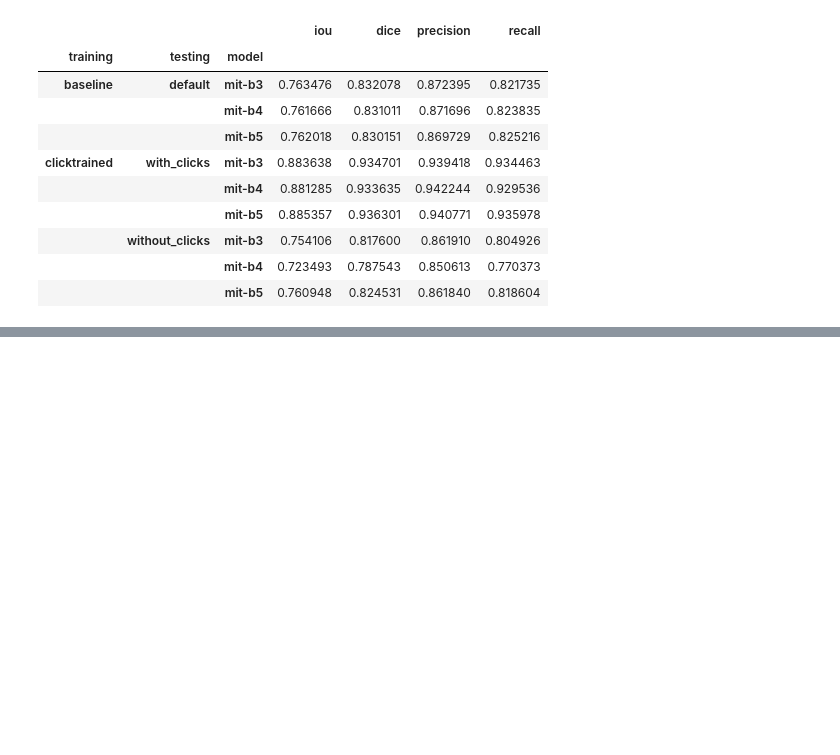
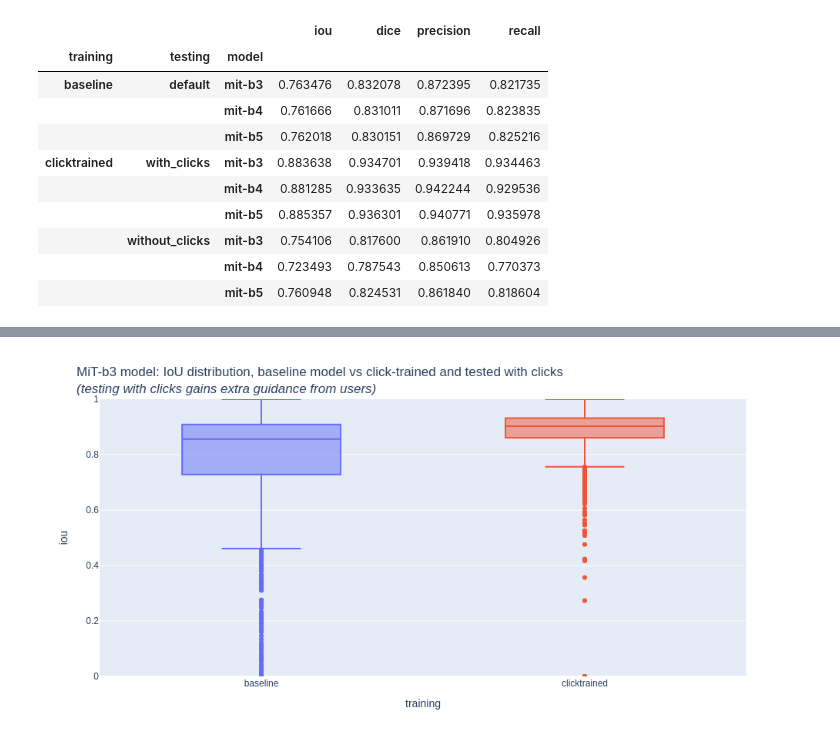
Before and after one commit to FlorinAndrei/segmentation_click_train, a Jupyter notebook: visualize_performance.ipynb, the cells around one changed output, grey strips where cells are left out. Drawn from its saved outputs; the diff is of its cells as text; code cells hidden in the pictures; blank space fills up the shorter version.

```diff
--- a/visualize_performance.ipynb
+++ b/visualize_performance.ipynb
@@ -106,0 +162,19 @@ image_performance[
+# %%
+_ = px.box(
+    data_frame=image_performance.query(
+        "model == 'mit-b3' and testing != 'without_clicks'"
+    ),
+    x="training",
+    color="training",
+    y="iou",
+    range_y=[0, 1],
+    width=1000,
+    height=500,
+).update_layout(
+    showlegend=False,
+    title="MiT-b3 model: IoU distribution, baseline model vs click-trained and tested with clicks<br><i>(testing with clicks gains extra guidance from users)</i>",
+)
+_.write_image("iou_mit-b3_training.png")
+_.show("png")
+# %% [output]
+[figure, added]
```
Also changed, not shown: parts of 5 cells of this notebook, 2 other files.
